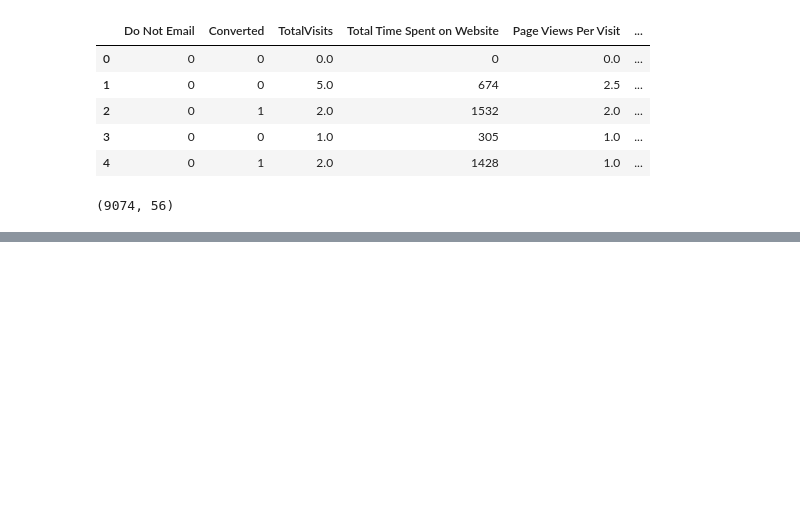
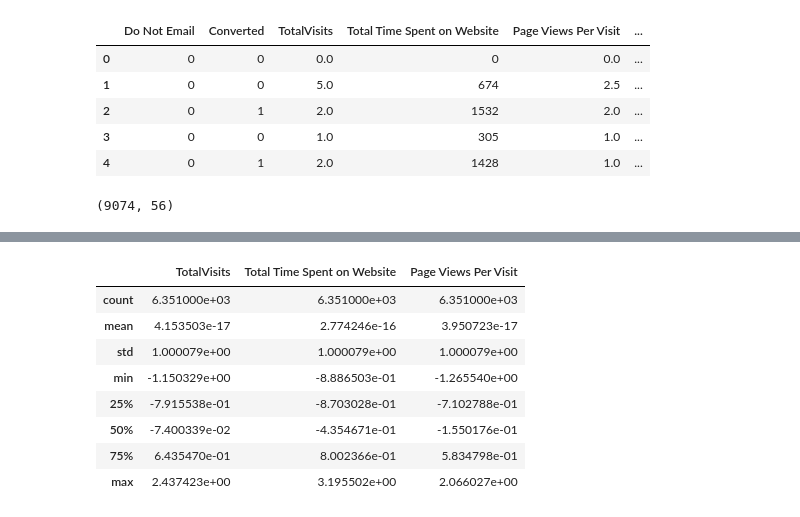
Before and after one commit to aparnakishan/XEducationLeadScore, a Jupyter notebook: LeadScoreXEduCaseStudy.ipynb, the cells around one changed output, grey strips where cells are left out. Cells and saved outputs as stored; diff of their text form; code cells hidden in the pictures; blank space fills up the shorter version.

```diff
--- a/LeadScoreXEduCaseStudy.ipynb
+++ b/LeadScoreXEduCaseStudy.ipynb
@@ -776,0 +817,12 @@ df_lead.shape
+# %%
+X_train[num_cols].describe()
+# %% [output]
+|  | TotalVisits | Total Time Spent on Website | Page Views Per Visit |
+| count | 6.351000e+03 | 6.351000e+03 | 6.351000e+03 |
+| mean | 4.153503e-17 | 2.774246e-16 | 3.950723e-17 |
+| std | 1.000079e+00 | 1.000079e+00 | 1.000079e+00 |
+| min | -1.150329e+00 | -8.886503e-01 | -1.265540e+00 |
+| 25% | -7.915538e-01 | -8.703028e-01 | -7.102788e-01 |
+| 50% | -7.400339e-02 | -4.354671e-01 | -1.550176e-01 |
+| 75% | 6.435470e-01 | 8.002366e-01 | 5.834798e-01 |
+| max | 2.437423e+00 | 3.195502e+00 | 2.066027e+00 |
```
Also changed, not shown: parts of 23 cells of this notebook.
